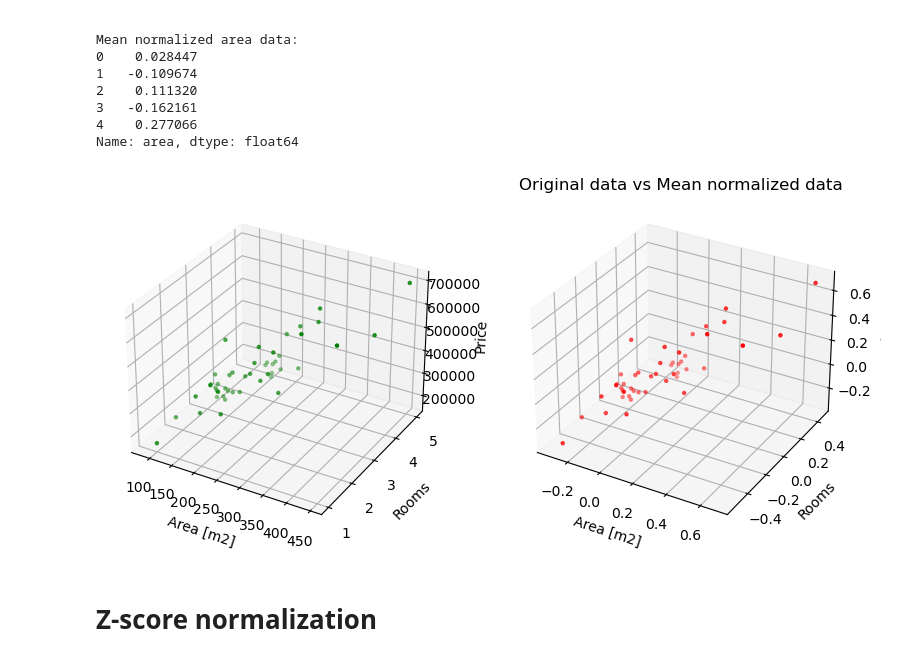
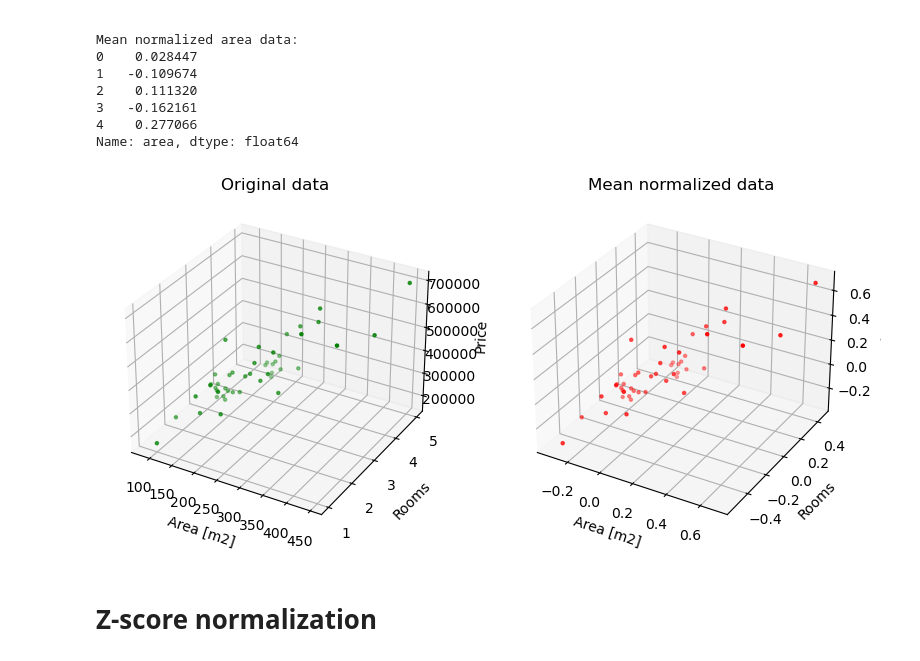
Before and after one commit to peterbaksa/MachineLearning, a Jupyter notebook: 01_Linear_Regression/05_other_feature_scaling_techniques/05_other_feature_scaling_techniques.ipynb, the cells around one changed output. Drawn from its saved outputs; the diff is of its cells as text; code cells hidden in the pictures.

Commit message:
Changed title of plots

```diff
--- a/01_Linear_Regression/05_other_feature_scaling_techniques/05_other_feature_scaling_techniques.ipynb
+++ b/01_Linear_Regression/05_other_feature_scaling_techniques/05_other_feature_scaling_techniques.ipynb
@@ -80,23 +80,24 @@ Name: area, dtype: float64
 # %%
 plt.interactive(False)
 fig = plt.figure(figsize=plt.figaspect(0.5))
 ax1 = fig.add_subplot(1, 2, 1, projection='3d')
 
 ax1.scatter(x_train_area, x_train_rooms, y_train_price, marker='.', color='green')
 ax1.set_xlabel("Area [m2]")
 ax1.set_ylabel("Rooms")
 ax1.set_zlabel("Price")
+plt.title('Original data')
 
 ax2 = fig.add_subplot(1, 2, 2, projection='3d')
 ax2.scatter(x_train_area_mean_normalized, x_train_rooms_mean_normalized, y_train_price_mean_normalized, marker='.', color='red')
 ax2.set_xlabel("Area [m2]")
 ax2.set_ylabel("Rooms")
 ax2.set_zlabel("Price")
-plt.title('Original data vs Mean normalized data')
+plt.title('Mean normalized data')
 
 plt.show()
 # %% [output]
-[figure, old version]
+[figure, new version]
 # %% [markdown]
 # Z-score normalization
 # %%
```
Also changed, not shown: parts of 1 cell of this notebook.
